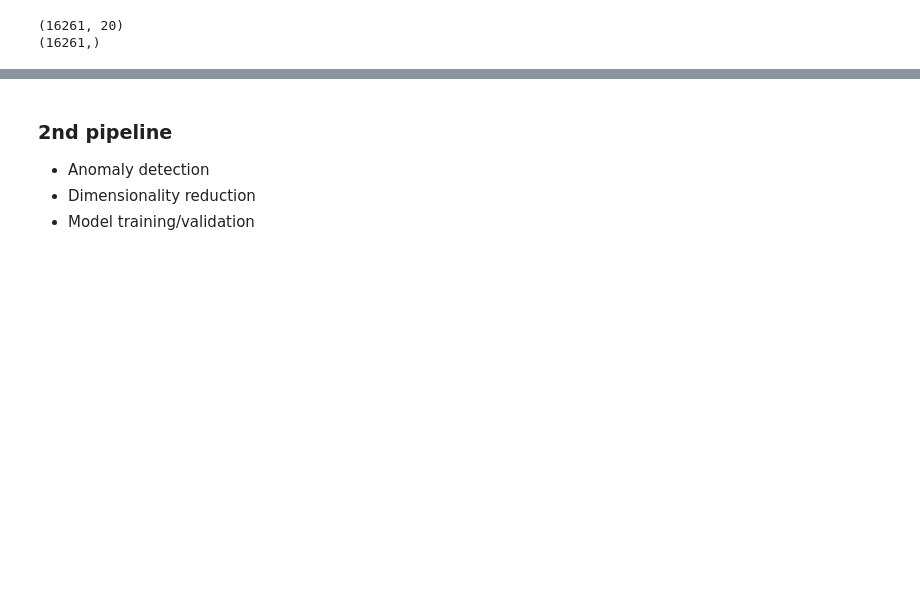
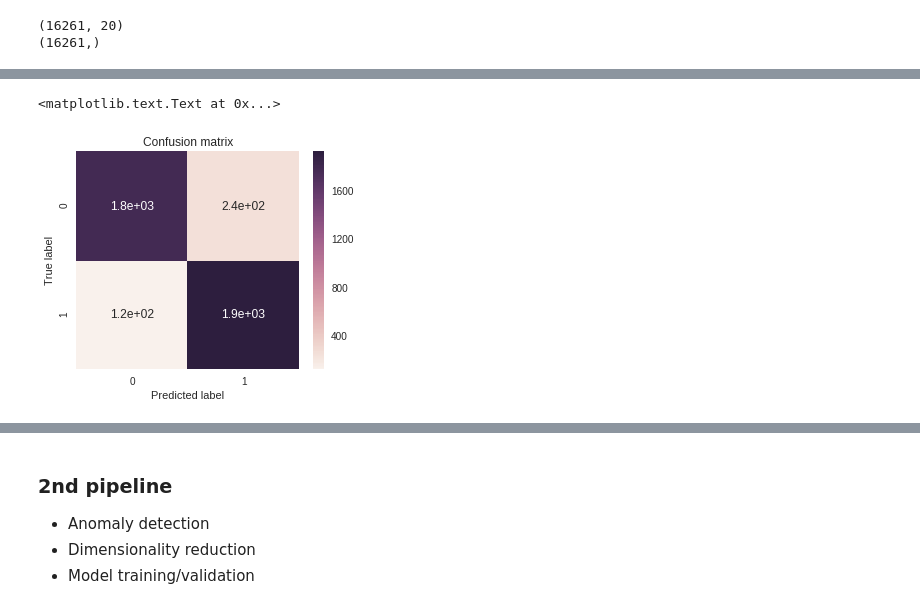
Before and after one commit to jam1245/Classification, a Jupyter notebook: Predicting_Backorders.ipynb, the cells around one changed output, grey strips where cells are left out. Drawn from its saved outputs; the diff is of its cells as text; code cells hidden in the pictures; blank space fills up the shorter version.

```diff
--- a/Predicting_Backorders.ipynb
+++ b/Predicting_Backorders.ipynb
@@ -682,5 +627,18 @@ avg / total       0.92      0.92      0.92      4066
 <matplotlib.image.AxesImage at 0x...>
 [figure]
+# %%
+import seaborn as sns
+import matplotlib.pyplot as plt
+
+plt.figure(figsize = (5,4))
+cm = confusion_matrix(y_test_iso, y_pred)
+sns.heatmap(cm, annot = True)
+plt.title('Confusion matrix')
+plt.ylabel('True label')
+plt.xlabel('Predicted label')
+# %% [output]
+<matplotlib.text.Text at 0x...>
+[figure, added]
 # %%
 print(y_test_iso.shape)
 print(y_pred.shape)
```
Also changed, not shown: parts of 46 cells of this notebook.
